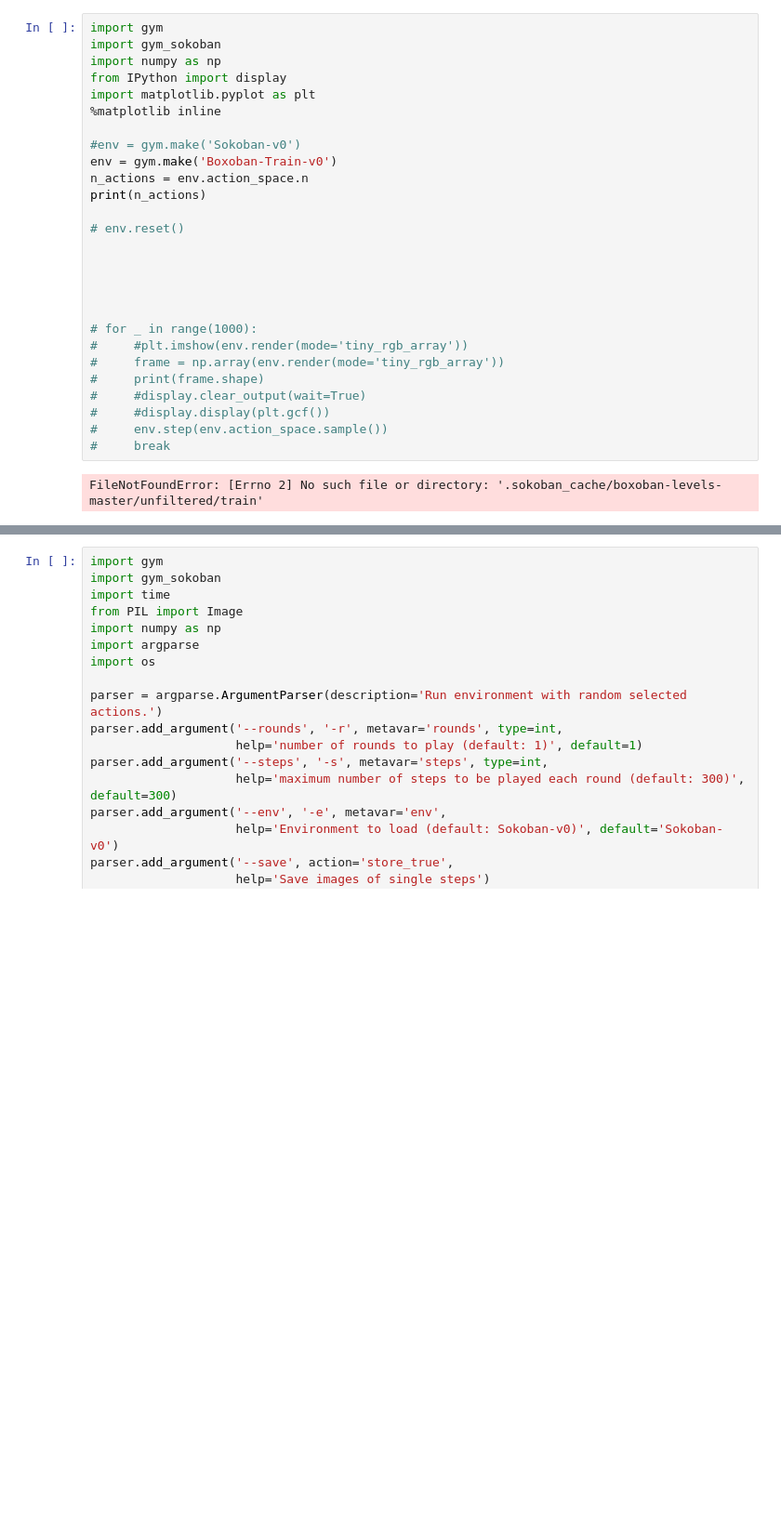
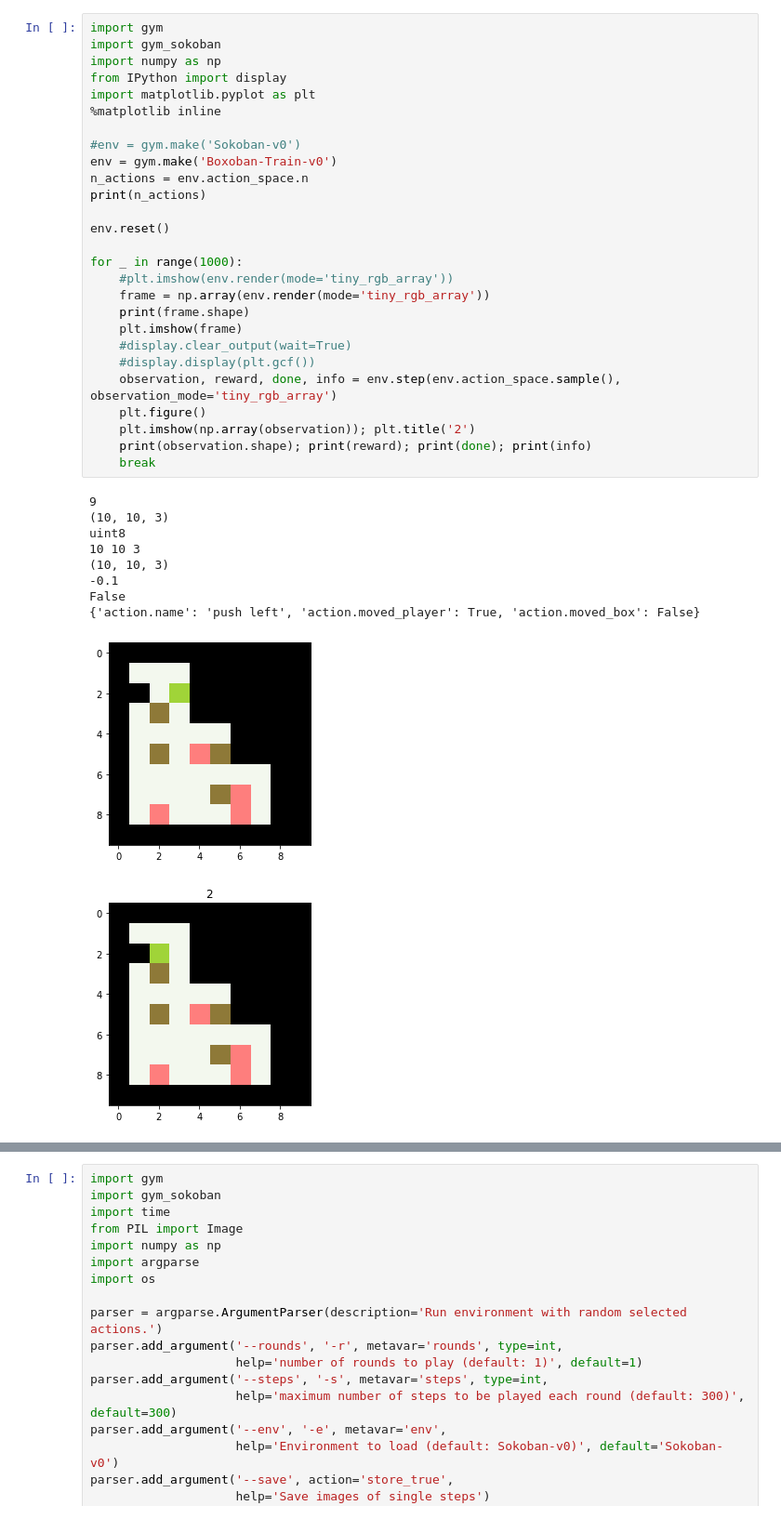
Before and after one commit to KolinGuo/RL289A-WQ2020, a Jupyter notebook: src/Gym-Sokoban-Test.ipynb, the cells around one changed output, grey strips where cells are left out. Shown at 93% size. Drawn from its saved outputs; the diff is of its cells as text; blank space fills up the shorter version.

```diff
--- a/src/Gym-Sokoban-Test.ipynb
+++ b/src/Gym-Sokoban-Test.ipynb
@@ -14,32 +44,41 @@ print(a)
 # %%
 import gym
 import gym_sokoban
 import numpy as np
 from IPython import display
 import matplotlib.pyplot as plt
 %matplotlib inline
 
 #env = gym.make('Sokoban-v0')
 env = gym.make('Boxoban-Train-v0')
 n_actions = env.action_space.n
 print(n_actions)
 
-# env.reset()
+env.reset()
 
-
-
-
-
-# for _ in range(1000):
-#     #plt.imshow(env.render(mode='tiny_rgb_array'))
-#     frame = np.array(env.render(mode='tiny_rgb_array'))
-#     print(frame.shape)
-#     #display.clear_output(wait=True)
-#     #display.display(plt.gcf())
-#     env.step(env.action_space.sample())
-#     break
+for _ in range(1000):
+    #plt.imshow(env.render(mode='tiny_rgb_array'))
+    frame = np.array(env.render(mode='tiny_rgb_array'))
+    print(frame.shape)
+    plt.imshow(frame)
+    #display.clear_output(wait=True)
+    #display.display(plt.gcf())
+    observation, reward, done, info = env.step(env.action_space.sample(), observation_mode='tiny_rgb_array')
+    plt.figure()
+    plt.imshow(np.array(observation)); plt.title('2')
+    print(observation.shape); print(reward); print(done); print(info)
+    break
 # %% [output]
-FileNotFoundError: [Errno 2] No such file or directory: '.sokoban_cache/boxoban-levels-master/unfiltered/train'
+9
+(10, 10, 3)
+uint8
+10 10 3
+(10, 10, 3)
+-0.1
+False
+{'action.name': 'push left', 'action.moved_player': True, 'action.moved_box': False}
+[figure, added]
+[figure, added]
 # %%
 import gym
 import gym_sokoban
```
Also changed, not shown: parts of 5 cells of this notebook, 5 other files.
